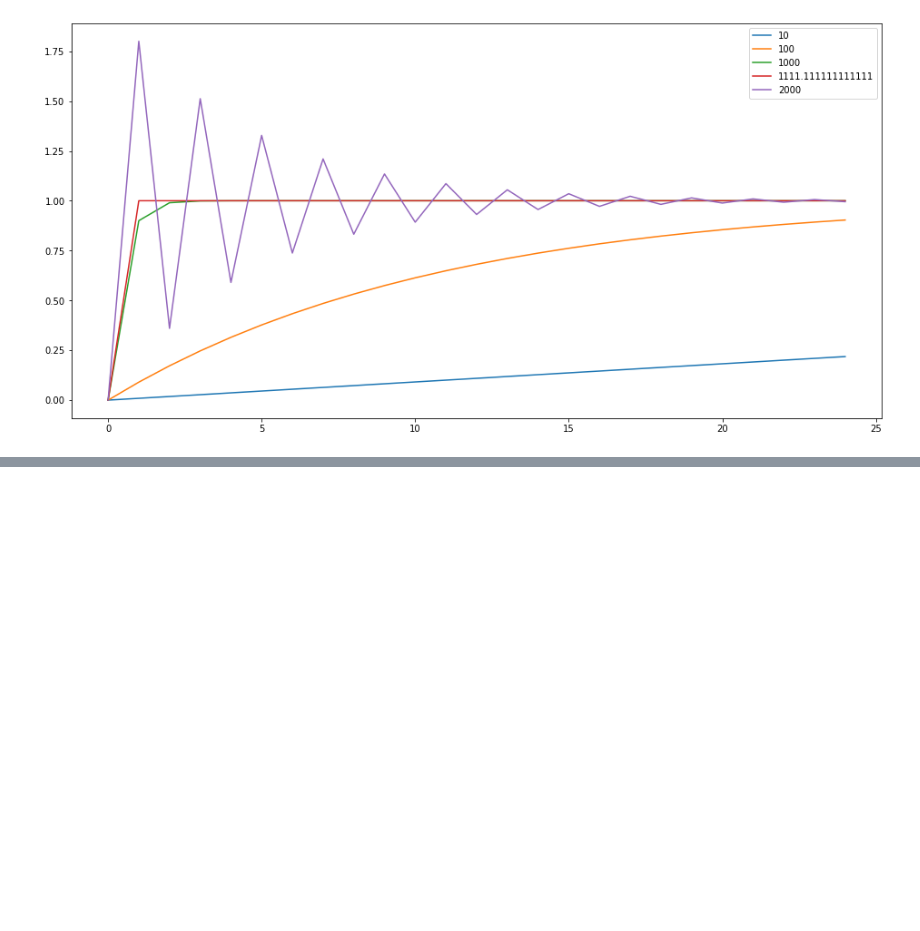
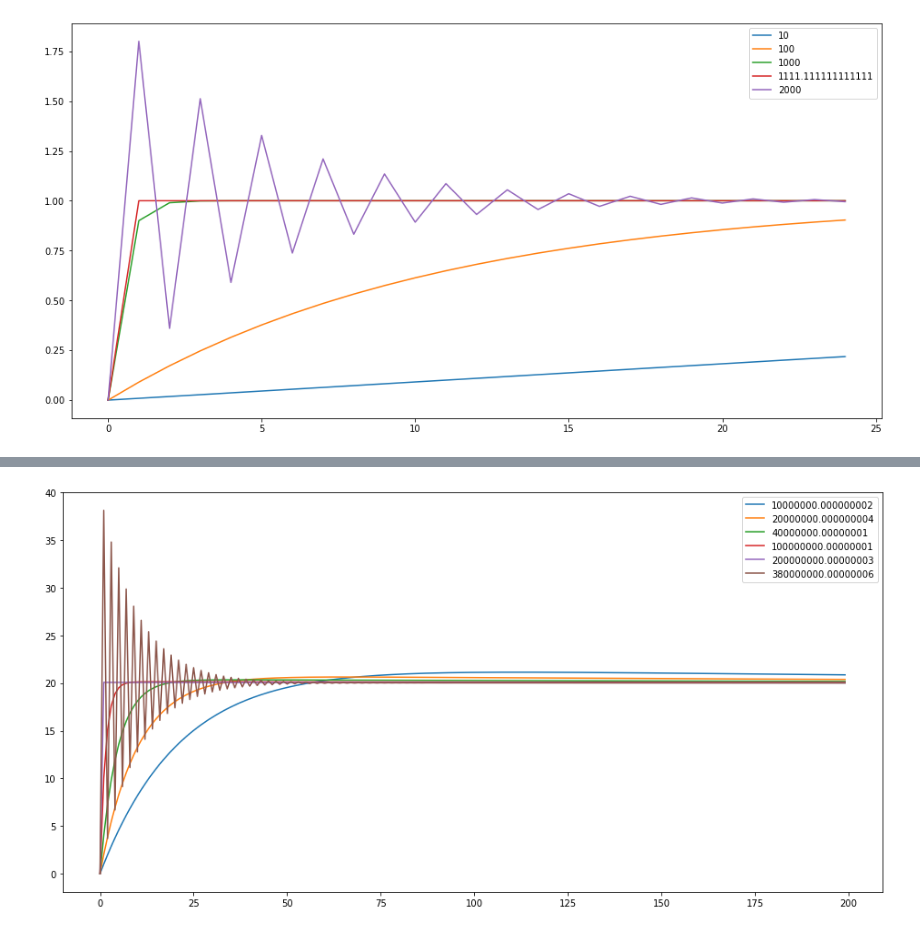
Before and after one commit to NotReallySynthPlls/NotReallySynthPlls, a Jupyter notebook: Canary/pll_pi_control.ipynb, the cells around one changed output, grey strips where cells are left out. Drawn from its saved outputs; the diff is of its cells as text; code cells hidden in the pictures; blank space fills up the shorter version.

```diff
--- a/Canary/pll_pi_control.ipynb
+++ b/Canary/pll_pi_control.ipynb
@@ -356,0 +359,28 @@ zplane(np.array([Kt*(Ki+Kp), -1*Kp*Kt]), np.array([1.0, 0.5*Kt*(Ki+Kp)-1, -0.5*K
+# %%
+@dataclass
+class TdcPll:
+    ktdc: float
+    kdco: float
+    ki: float
+    kp: float
+    divn: int
+
+    def tf(self):
+        num = np.array([self.ktdc*self.kdco*(self.ki+self.kp), -1*self.kp*self.ktdc*self.kdco])
+        den = np.array([1.0, self.ktdc*self.kdco/self.divn*(self.ki+self.kp)-2, 1-(self.kp*self.ktdc*self.kdco/self.divn)])
+        return (num, den)
+
+kdco = 1e4
+ktdc = 10e-12
+divn = 20
+kp_max = divn/kdco/ktdc
+ki_ratio = 256 # kp/ki
+
+for kp in (kp_max/20, kp_max/10, kp_max/5, kp_max/2, kp_max, 1.9*kp_max):
+    pll = TdcPll(kdco=kdco, ktdc=ktdc, ki=kp/ki_ratio, kp=kp, divn=divn)
+    lti = signal.dlti(*pll.tf())
+    t, y = signal.dstep(lti, n=200)
+    plt.plot(t, np.squeeze(y), label=kp)
+    plt.legend()
+# %% [output]
+[figure, added]
```
Also changed, not shown: parts of 14 cells of this notebook, 13 other files.
